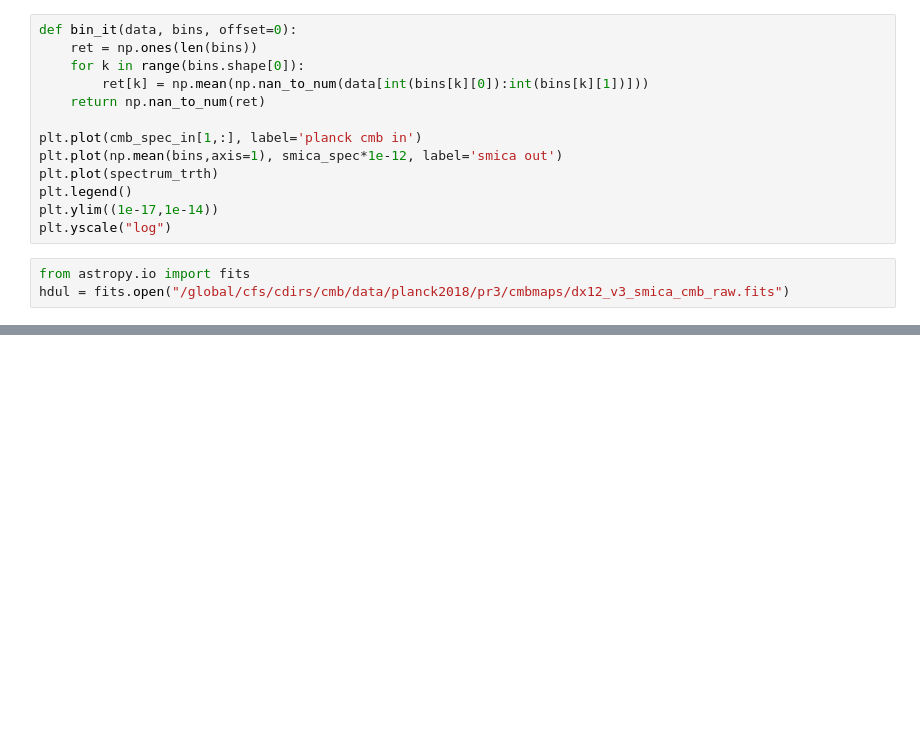
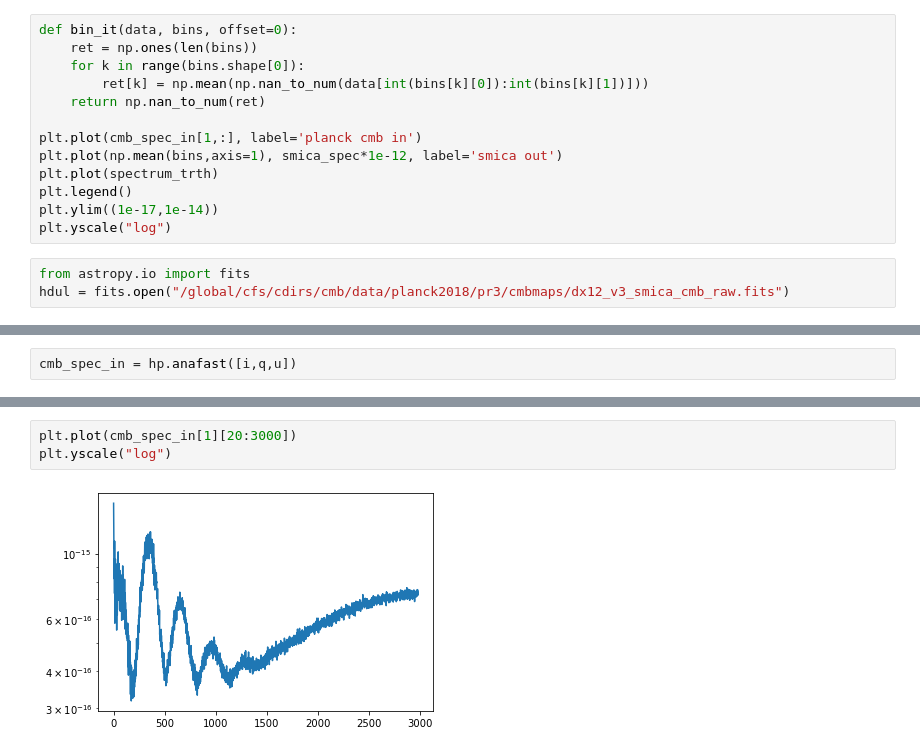
Before and after one commit to Sebastian-Belkner/component_separation, a Jupyter notebook: component_separation/Untitled.ipynb, the cells around one changed output, grey strips where cells are left out. Cells and saved outputs as stored; diff of their text form; blank space fills up the shorter version.

```diff
--- a/component_separation/Untitled.ipynb
+++ b/component_separation/Untitled.ipynb
@@ -278,0 +127,2 @@ hdul = fits.open("/global/cfs/cdirs/cmb/data/planck2018/pr3/cmbmaps/dx12_v3_smic
+# %%
+cmb_spec_in = hp.anafast([i,q,u])
@@ -278,0 +133,5 @@ hdul = fits.open("/global/cfs/cdirs/cmb/data/planck2018/pr3/cmbmaps/dx12_v3_smic
+# %%
+plt.plot(cmb_spec_in[1][20:3000])
+plt.yscale("log")
+# %% [output]
+[figure, added]
```
Also changed, not shown: parts of 9 cells of this notebook, 2 other files.
